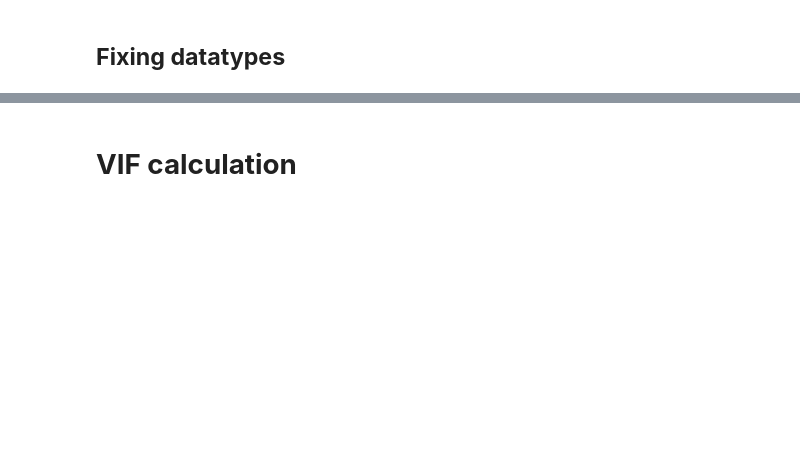
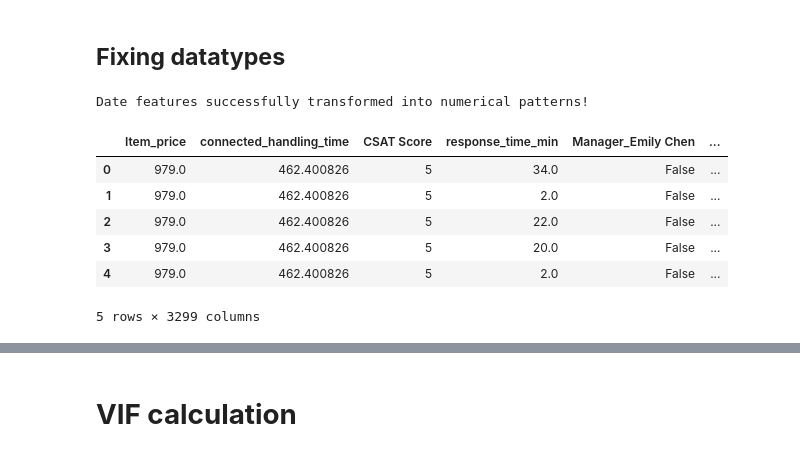
Before and after one commit to amol004/E-Commerce-Customer-Satisfaction-Score-Prediction-Deep-Learning, a Jupyter notebook: E_Commerce_Customer_Satisfaction_Score_Prediction.ipynb, the cells around one changed output, grey strips where cells are left out. Cells and saved outputs as stored; diff of their text form; code cells hidden in the pictures; blank space fills up the shorter version.

```diff
--- a/E_Commerce_Customer_Satisfaction_Score_Prediction.ipynb
+++ b/E_Commerce_Customer_Satisfaction_Score_Prediction.ipynb
@@ -698,0 +714,44 @@ print(df.dtypes)
+# %%
+# --- FEATURE EXTRACTION FROM DATE & TIME ---
+
+# 1. Convert timestamp strings into actual Python 'datetime' objects
+# This allows us to perform math (like subtraction) on time data
+df_encoded['Issue_reported at'] = pd.to_datetime(df_encoded['Issue_reported at'], format='%d/%m/%Y %H:%M')
+df_encoded['issue_responded'] = pd.to_datetime(df_encoded['issue_responded'], format='%d/%m/%Y %H:%M')
+df_encoded['order_date_time'] = pd.to_datetime(df_encoded['order_date_time'], format='%d/%m/%Y %H:%M')
+df_encoded['Survey_response_Date'] = pd.to_datetime(df_encoded['Survey_response_Date'], format='%d-%b-%y')
+
+# 2. Calculate the 'Response Duration'
+# We subtract the report time from the response time to see how long the customer waited
+time_diff = df_encoded['issue_responded'] - df_encoded['Issue_reported at']
+
+# 3. Create a numerical version of the response time (in seconds)
+# AI models can't understand '2 hours', but they understand '7200 seconds'
+df_encoded['Response_Seconds'] = time_diff.dt.total_seconds()
+
+# 4. Extract useful patterns from the Order Date
+# We get the day of the month (1-31) and the day of the week (1-7)
+df_encoded['Order_Day_of_Month'] = df_encoded['order_date_time'].dt.day
+df_encoded['Order_Day_of_Week'] = df_encoded['order_date_time'].dt.weekday + 1
+
+# 5. Extract useful patterns from the Survey Response Date
+df_encoded['Survey_Day_of_Month'] = df_encoded['Survey_response_Date'].dt.day
+df_encoded['Survey_Day_of_Week'] = df_encoded['Survey_response_Date'].dt.weekday + 1
+
+# 6. Cleanup: Remove the original complex date columns
+# Now that we have extracted the numbers, we don't need the messy timestamp objects anymore
+columns_to_drop = ['order_date_time', 'Survey_response_Date', 'Issue_reported at', 'issue_responded']
+df_encoded.drop(columns=columns_to_drop, inplace=True)
+
+# 7. Final Check
+print("Date features successfully transformed into numerical patterns!")
+display(df_encoded.head())
+# %% [output]
+Date features successfully transformed into numerical patterns!
+|  | Item_price | connected_handling_time | CSAT Score | response_time_min | Manager_Emily Chen | ... |
+| 0 | 979.0 | 462.400826 | 5 | 34.0 | False | ... |
+| 1 | 979.0 | 462.400826 | 5 | 2.0 | False | ... |
+| 2 | 979.0 | 462.400826 | 5 | 22.0 | False | ... |
+| 3 | 979.0 | 462.400826 | 5 | 20.0 | False | ... |
+| 4 | 979.0 | 462.400826 | 5 | 2.0 | False | ... |
+5 rows × 3299 columns
```
Also changed, not shown: parts of 9 cells of this notebook.
